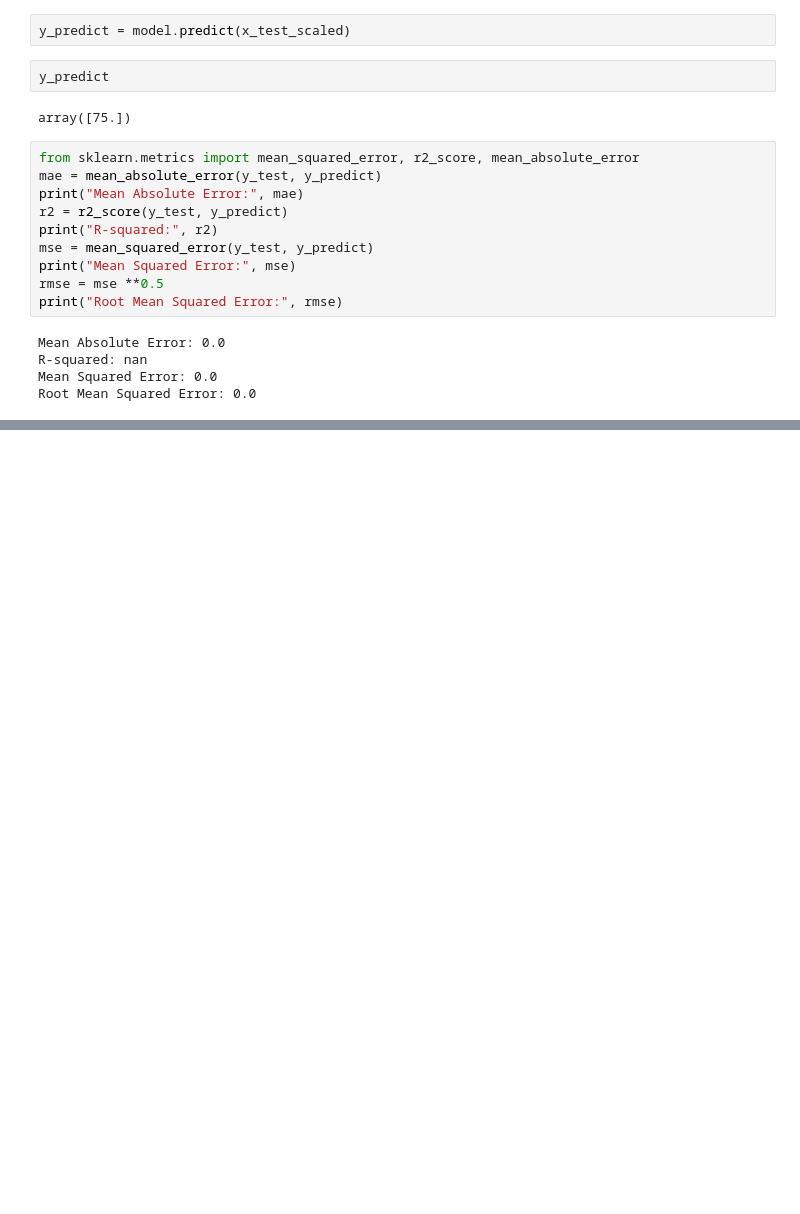
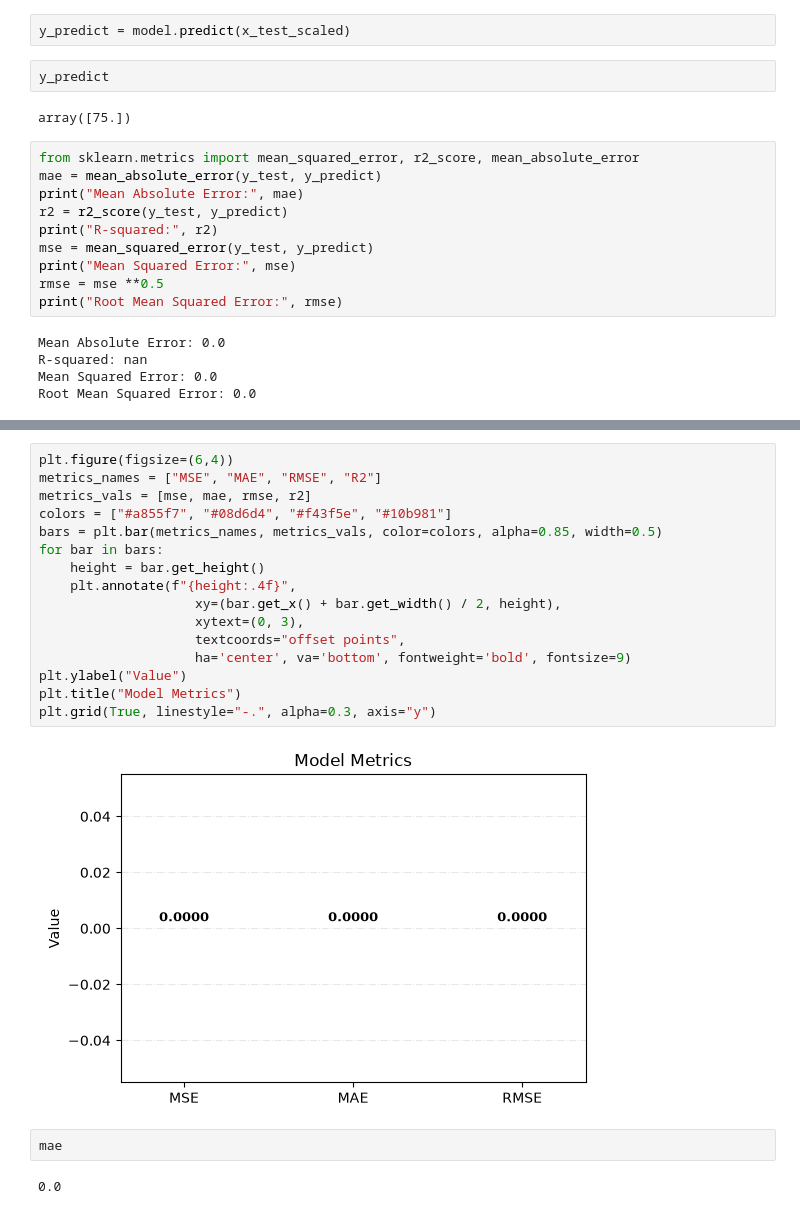
Before and after one commit to SushobhanPal/AML_LAB, a Jupyter notebook: AML02.ipynb, the cells around one changed output, grey strips where cells are left out. Cells and saved outputs as stored; diff of their text form; blank space fills up the shorter version.

```diff
--- a/AML02.ipynb
+++ b/AML02.ipynb
@@ -86,0 +104,22 @@ Root Mean Squared Error: 0.0
+# %%
+plt.figure(figsize=(6,4))
+metrics_names = ["MSE", "MAE", "RMSE", "R2"]
+metrics_vals = [mse, mae, rmse, r2]
+colors = ["#a855f7", "#08d6d4", "#f43f5e", "#10b981"]
+bars = plt.bar(metrics_names, metrics_vals, color=colors, alpha=0.85, width=0.5)
+for bar in bars:
+    height = bar.get_height()
+    plt.annotate(f"{height:.4f}",
+                    xy=(bar.get_x() + bar.get_width() / 2, height),
+                    xytext=(0, 3),
+                    textcoords="offset points",
+                    ha='center', va='bottom', fontweight='bold', fontsize=9)
+plt.ylabel("Value")
+plt.title("Model Metrics")
+plt.grid(True, linestyle="-.", alpha=0.3, axis="y")
+# %% [output]
+[figure, added]
+# %%
+mae
+# %% [output]
+0.0
```
Also changed, not shown: parts of 2 cells of this notebook.
